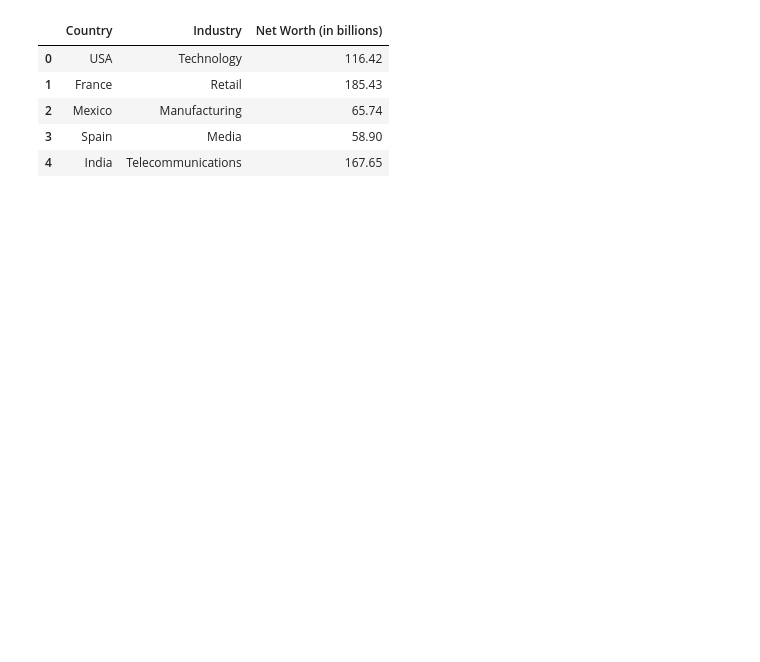
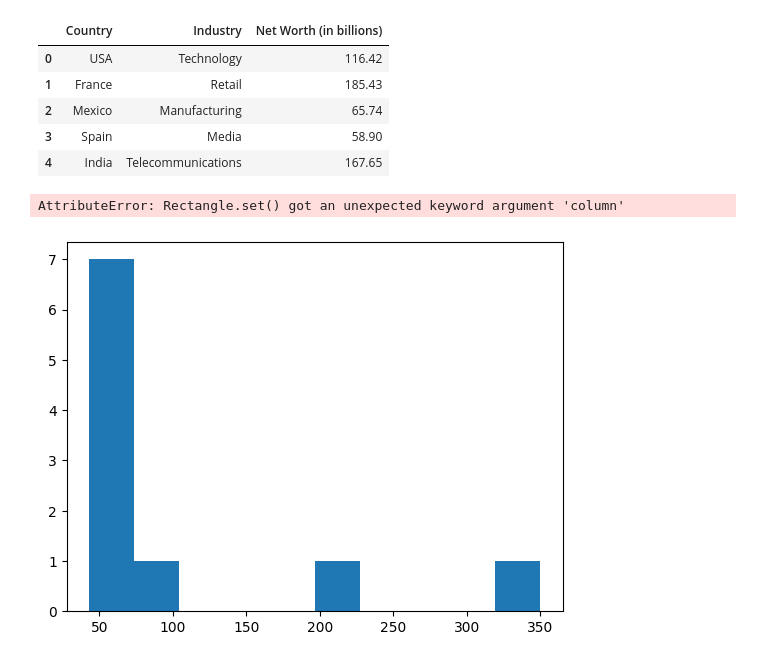
Before and after one commit to YLG369/1000_richest_people, a Jupyter notebook: A2_documentation.ipynb, the cells around one changed output. Cells and saved outputs as stored; diff of their text form; code cells hidden in the pictures; blank space fills up the shorter version.

Commit message:
data visualisation
trying to graph data as a frequency histogram. found a good website -

https://mode.com/example-gallery/python_histogram

```diff
--- a/A2_documentation.ipynb
+++ b/A2_documentation.ipynb
@@ -183,3 +187,28 @@ fiveMostOccurencesCountry
 | 2 | Mexico | Manufacturing | 65.74 |
 | 3 | Spain | Media | 58.90 |
 | 4 | India | Telecommunications | 167.65 |
+# %%
+# Create Chart using Matplotlib
+# Finding the Top 5 Most Occurring Countries
+# import modules
+import matplotlib.pyplot as plt
+import pandas as pd
+
+# Dataframe Cleaning
+cleaned_dataframe = pd.read_csv("data/1000_richest_people_in_the_world.csv", usecols = ['Country ', 'Industry           ', 'Net Worth (in billions) '])
+
+# Largest Industries
+dataframeTopMoney = cleaned_dataframe.nlargest(200, 'Net Worth (in billions) ')
+dataframeTopMoneyNoDuplicate = dataframeTopMoney.drop_duplicates(subset = ['Industry           '])
+
+# Most Frequent Industries
+MostOccurencesIndustry = cleaned_dataframe.value_counts('Industry           ')
+
+# Most Frequent Countries
+fiveMostOccurencesCountry = cleaned_dataframe.apply(lambda x: pd.Series(x.value_counts().index[:5]))
+
+histogram = MostOccurencesIndustry.hist(column = 'Industry           ')
+histogram
+# %% [output]
+AttributeError: Rectangle.set() got an unexpected keyword argument 'column'
+[figure, added]
```
Also changed, not shown: parts of 2 cells of this notebook.
